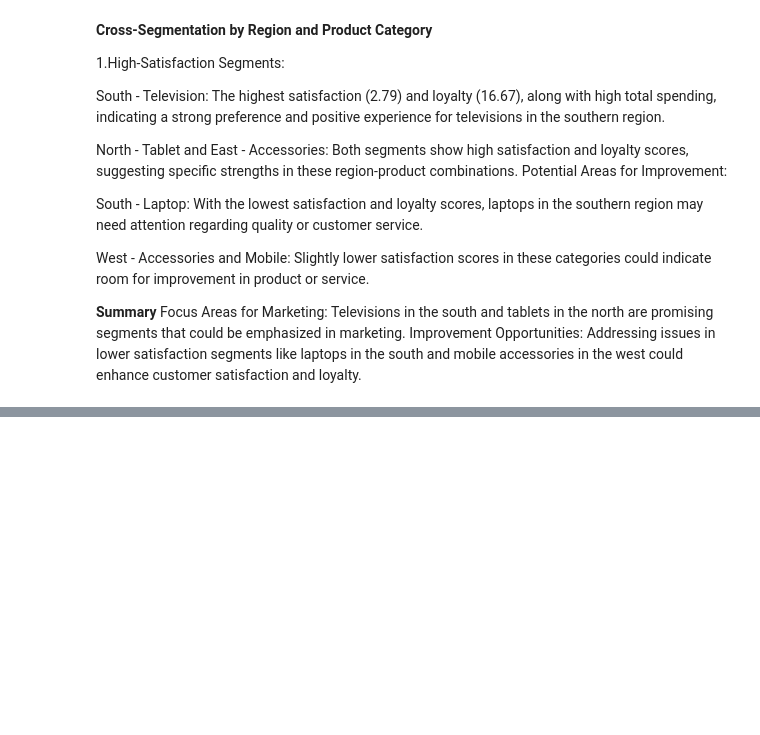
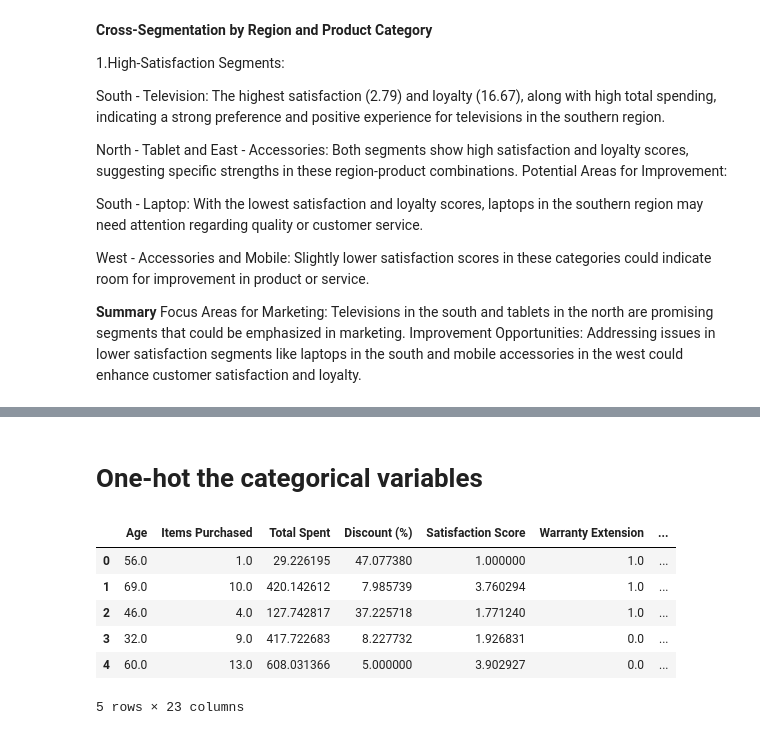
Before and after one commit to ajilmathews05/AJ05, a Jupyter notebook: internship_test.ipynb, the cells around one changed output, grey strips where cells are left out. Cells and saved outputs as stored; diff of their text form; code cells hidden in the pictures; blank space fills up the shorter version.

```diff
--- a/internship_test.ipynb
+++ b/internship_test.ipynb
@@ -300,0 +318,13 @@ Improvement Opportunities: Addressing issues in lower satisfaction segments like
+# %% [markdown]
+# One-hot the categorical variables
+# %%
+df_encoded = pd.get_dummies(df, columns=['Gender', 'Region', 'Product Category'], drop_first=True)
+df_encoded.head()
+# %% [output]
+|  | Age | Items Purchased | Total Spent | Discount (%) | Satisfaction Score | Warranty Extension | ... |
+| 0 | 56.0 | 1.0 | 29.226195 | 47.077380 | 1.000000 | 1.0 | ... |
+| 1 | 69.0 | 10.0 | 420.142612 | 7.985739 | 3.760294 | 1.0 | ... |
+| 2 | 46.0 | 4.0 | 127.742817 | 37.225718 | 1.771240 | 1.0 | ... |
+| 3 | 32.0 | 9.0 | 417.722683 | 8.227732 | 1.926831 | 0.0 | ... |
+| 4 | 60.0 | 13.0 | 608.031366 | 5.000000 | 3.902927 | 0.0 | ... |
+5 rows × 23 columns
```
Also changed, not shown: parts of 13 cells of this notebook.
